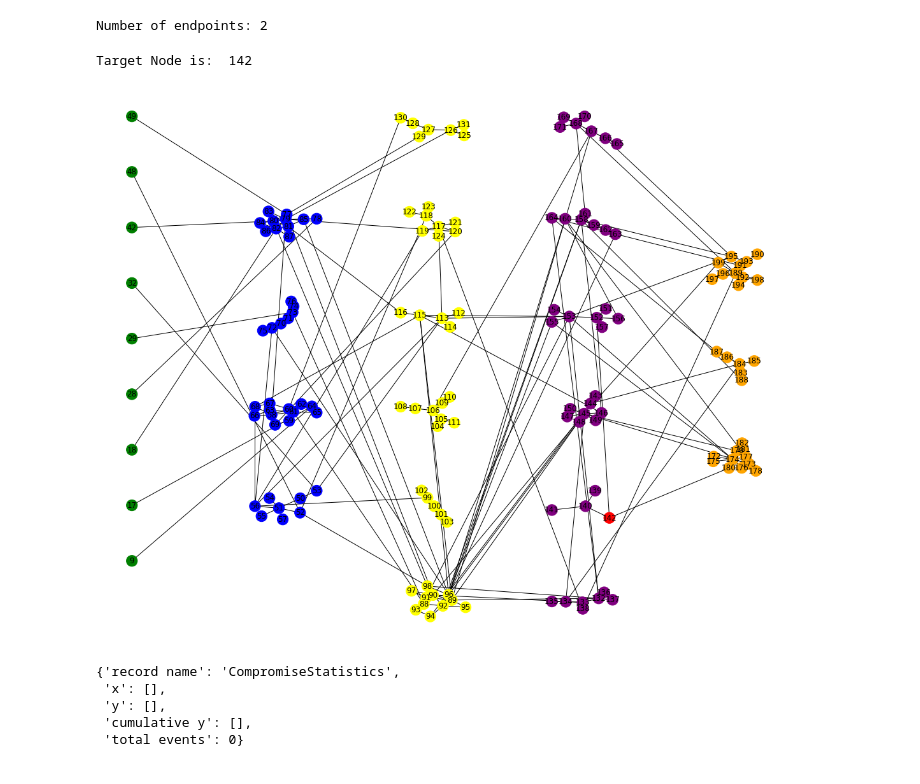
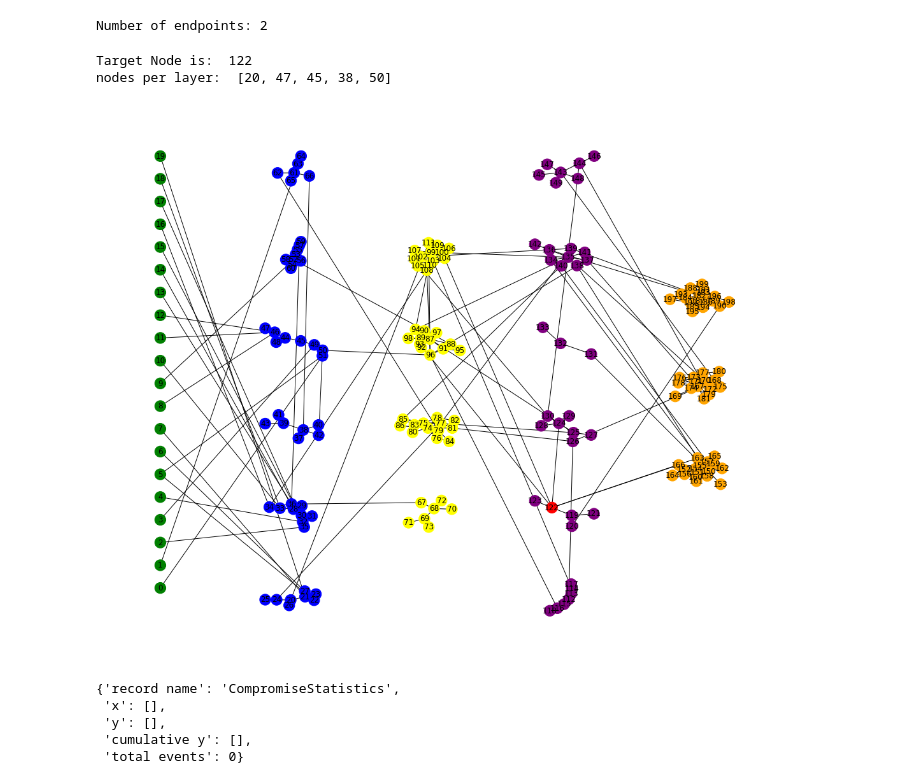
Before and after one commit to yuanyuan2000/MTDGame, a Jupyter notebook: test_mtdnetwork.ipynb, the cells around one changed output. Drawn from its saved outputs; the diff is of its cells as text; code cells hidden in the pictures.

```diff
--- a/test_mtdnetwork.ipynb
+++ b/test_mtdnetwork.ipynb
@@ -36,15 +36,16 @@ test_network.gen_graph()
 Number of endpoints: 2
 # %%
 import mtdnetwork.targetnetwork as targetnetwork
-alt_network = targetnetwork.Network(200, 50, 20, 5,3)
+alt_network = targetnetwork.Network(200, 20, 20, 5,3)
 # alt_network.register_mtd(PortShuffle)
 alt_network.register_mtd(IPShuffle)
 # alt_network.register_mtd(OSShuffle)
 # alt_network.register_mtd(ServiceShuffle)
 # alt_network.register_mtd(UserShuffle)
 # alt_network.register_mtd(HostTopologyShuffle)
 # alt_network.register_mtd(CompleteTopologyShuffle)
 alt_network.draw()
 # %% [output]
-Target Node is:  142
+Target Node is:  122
+nodes per layer:  [20, 47, 45, 38, 50]
-[figure, old version]
+[figure, new version]
```
Also changed, not shown: parts of 1 cell of this notebook, 4 other files.
